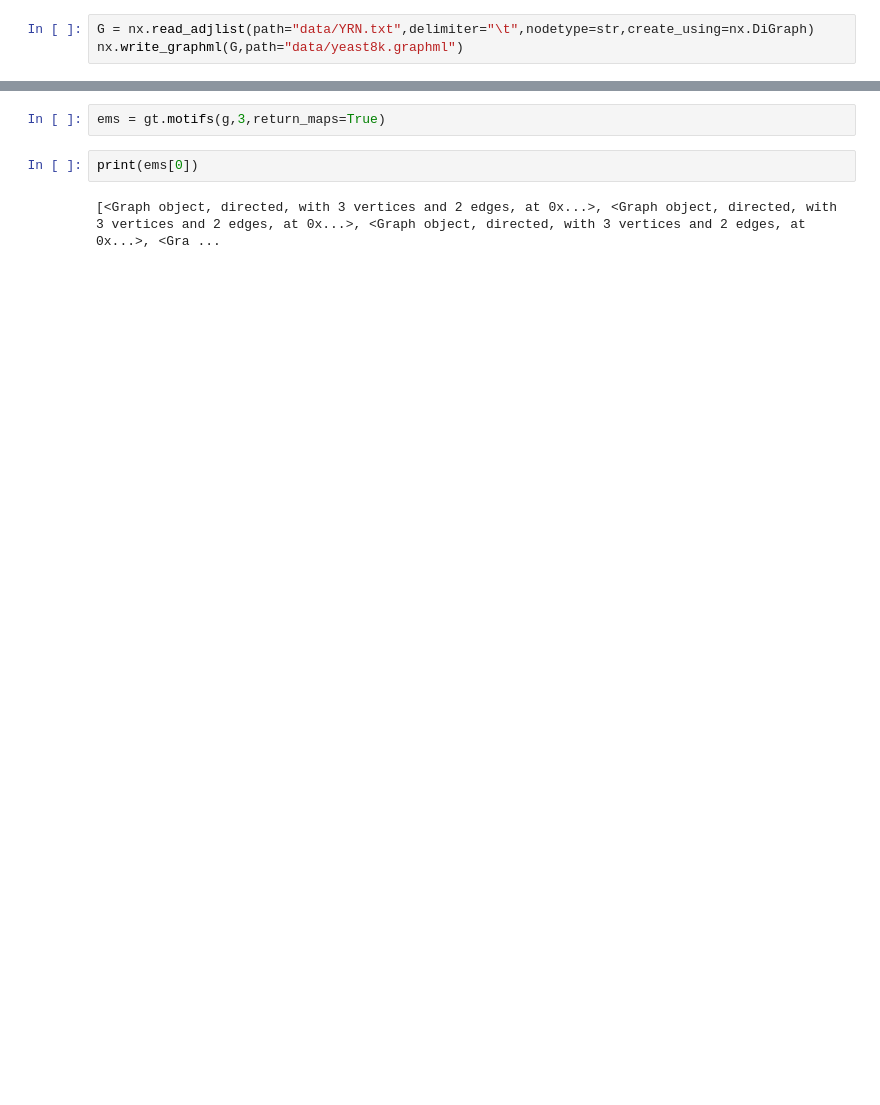
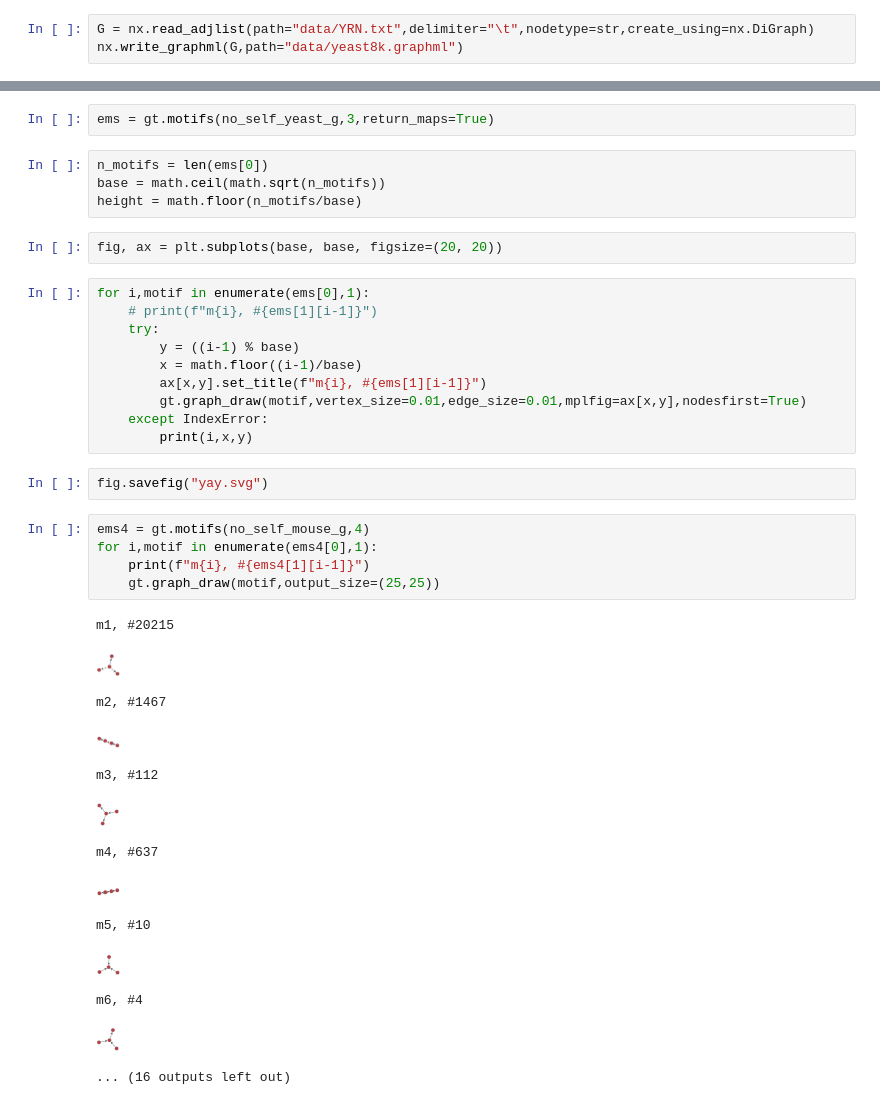
Before and after one commit to gioffo/lfn_project, a Jupyter notebook: test.ipynb, the cells around one changed output, grey strips where cells are left out. Drawn from its saved outputs; the diff is of its cells as text; blank space fills up the shorter version.

```diff
--- a/test.ipynb
+++ b/test.ipynb
@@ -12,6 +79,39 @@ g = gt.load_graph(file_name="data/yeast8k.graphml")
 # %%
-ems = gt.motifs(g,3,return_maps=True)
+ems = gt.motifs(no_self_yeast_g,3,return_maps=True)
-# %%
-print(ems[0])
-# %% [output]
-[<Graph object, directed, with 3 vertices and 2 edges, at 0x...>, <Graph object, directed, with 3 vertices and 2 edges, at 0x...>, <Graph object, directed, with 3 vertices and 2 edges, at 0x...>, <Gra ...
+# %%
+n_motifs = len(ems[0])
+base = math.ceil(math.sqrt(n_motifs))
+height = math.floor(n_motifs/base)
+# %%
+fig, ax = plt.subplots(base, base, figsize=(20, 20))
+# %%
+for i,motif in enumerate(ems[0],1):
+    # print(f"m{i}, #{ems[1][i-1]}")
+    try:
+        y = ((i-1) % base)
+        x = math.floor((i-1)/base)
+        ax[x,y].set_title(f"m{i}, #{ems[1][i-1]}")
+        gt.graph_draw(motif,vertex_size=0.01,edge_size=0.01,mplfig=ax[x,y],nodesfirst=True)
+    except IndexError:
+        print(i,x,y)
+# %%
+fig.savefig("yay.svg")
+# %%
+ems4 = gt.motifs(no_self_mouse_g,4)
+for i,motif in enumerate(ems4[0],1):
+    print(f"m{i}, #{ems4[1][i-1]}")
+    gt.graph_draw(motif,output_size=(25,25))
+# %% [output]
+m1, #20215
+[figure, added]
+m2, #1467
+[figure, added]
+m3, #112
+[figure, added]
+m4, #637
+[figure, added]
+m5, #10
+[figure, added]
+m6, #4
+[figure, added]
+... (16 outputs left out)
```
Also changed, not shown: parts of 18 cells of this notebook, 2 other files.
